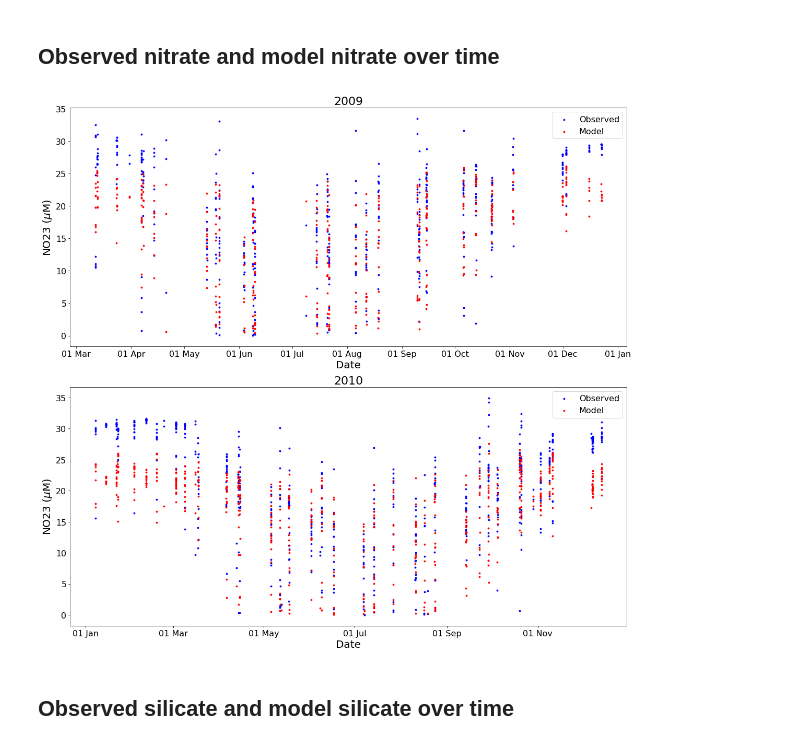
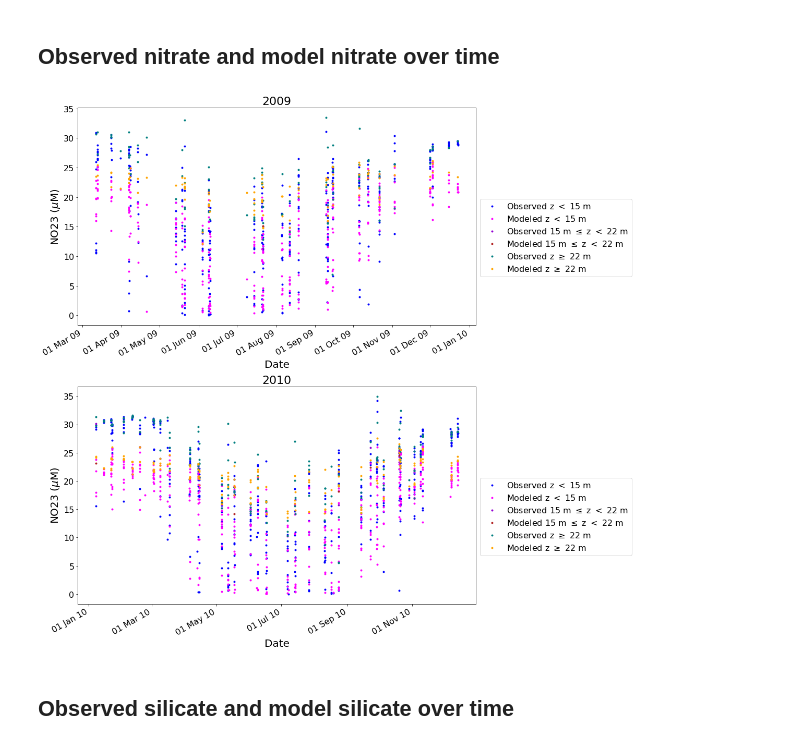
Before and after one commit to SalishSeaCast/analysis-keegan, a Jupyter notebook: notebooks/Evaluations/Time_Series_evaluation.ipynb, the cells around one changed output. Drawn from its saved outputs; the diff is of its cells as text; code cells hidden in the pictures.

Commit message:
Created tsertser tool and applied it to timeseries.

```diff
--- a/notebooks/Evaluations/Time_Series_evaluation.ipynb
+++ b/notebooks/Evaluations/Time_Series_evaluation.ipynb
@@ -233,0 +302,9 @@ def multi_meanerr_graph(down,figsize,years,obsvar,modvar):
+# %%
+obsvar='NO23'
+modvar='mod_nitrate'
+start_date=dt.datetime(2009,1,1)
+end_date=dt.datetime(2009,12,31)
+fig,ax=plt.subplots(1,1,figsize=(16,8))
+ps=tsertser_graph(ax,data,obsvar,modvar,start_date,end_date,'Z',(15,22),'z','m')
+#for i in ps:
+ax.legend(handles=ps,bbox_to_anchor=[1,.6,0,0])
@@ -234,28 +314,23 @@ def multi_meanerr_graph(down,figsize,years,obsvar,modvar):
 # %%
-def multi_timese_graph(down,figsize,years,obsvar,modvar):
-    fig,ax=plt.subplots(down,1,figsize=figsize)
-    for d,Y in zip(range(down),years):
-            #meanerr=datyear[Y].groupby(by='dtUTC').mean()
-            #m=ax[d].plot(datyear[Y]['dtUTC'].unique(),meanerr[obsvar],'--',color='blue',alpha=0.2)
-            #s=ax[d].plot(datyear[Y]['dtUTC'].unique(),meanerr[modvar],'--',color='red',alpha=0.2)
-            m=ax[d].scatter(datyear[Y]['dtUTC'],datyear[Y][obsvar],color='blue',s=8,cmap='gnuplot',label='Observed')
-            s=ax[d].scatter(datyear[Y]['dtUTC'],datyear[Y][modvar],color='red',s=8,cmap='gnuplot',label='Model')
-            ax[d].legend(loc='upper right')
+def multi_timese_graph(df,years,obsvar,modvar,figsize):
+    fig,ax=plt.subplots(len(years),1,figsize=figsize)
+    for d,Y in zip(range(len(years)),years):
+            ps=tsertser_graph(ax[d],df,obsvar,modvar,dt.datetime(Y,1,1),dt.datetime(Y,12,31),'Z',(15,22),'z','m')
+            ax[d].legend(handles=ps,bbox_to_anchor=[1,.6,0,0])
             ax[d].set_xlabel(f'Date',fontsize=20)
             ax[d].set_ylabel(f'{obsvar} ($\mu$M)',fontsize=20)
             ax[d].set_title(str(Y), fontsize=22)
-            yearsFmt = mdates.DateFormatter('%d %b')
-            ax[d].xaxis.set_major_formatter(yearsFmt)
-    plt.tight_layout()
+            plt.setp(ax[d].get_xticklabels(), rotation=30, horizontalalignment='right')
+            plt.tight_layout()
 # %% [markdown]
 ## Observed nitrate and model nitrate over time
 # %%
 obsvar='NO23'
 modvar='mod_nitrate'
 
-multi_timese_graph(2,(16,15),years,obsvar,modvar)
+multi_timese_graph(data,years,obsvar,modvar,(16,15))
 # %% [output]
-[figure, old version]
+[figure, new version]
 # %% [markdown]
 ## Observed silicate and model silicate over time
 # %%
```
Also changed, not shown: parts of 7 cells of this notebook, 1 other file.
